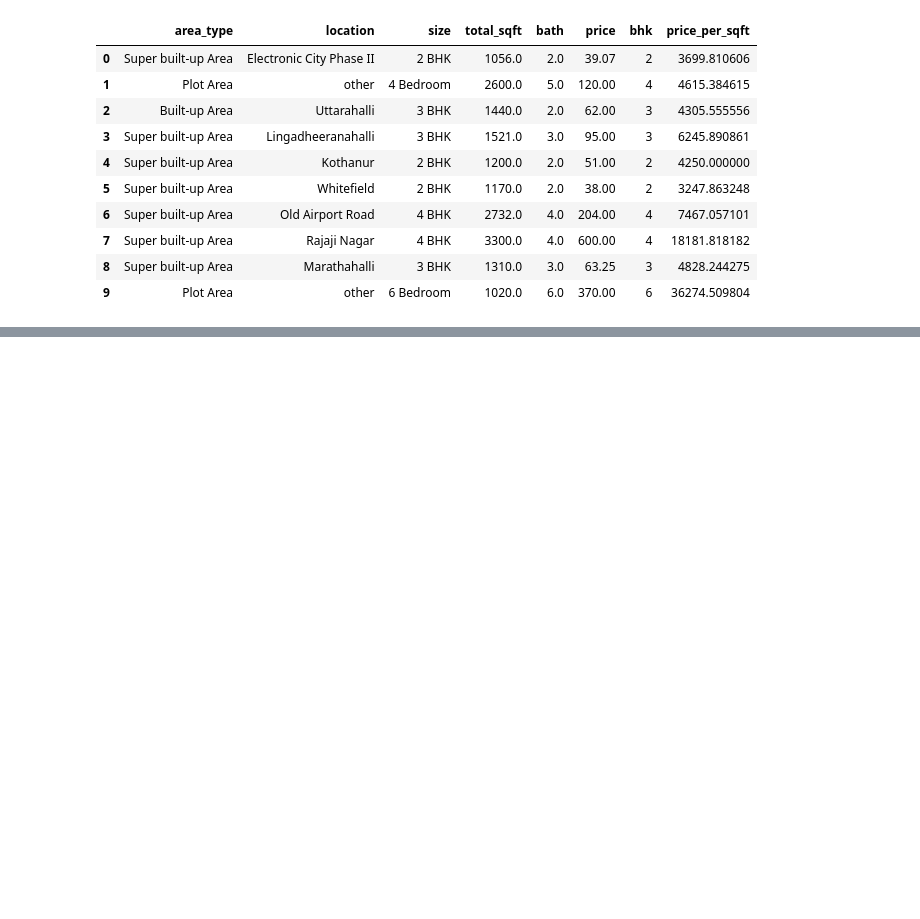
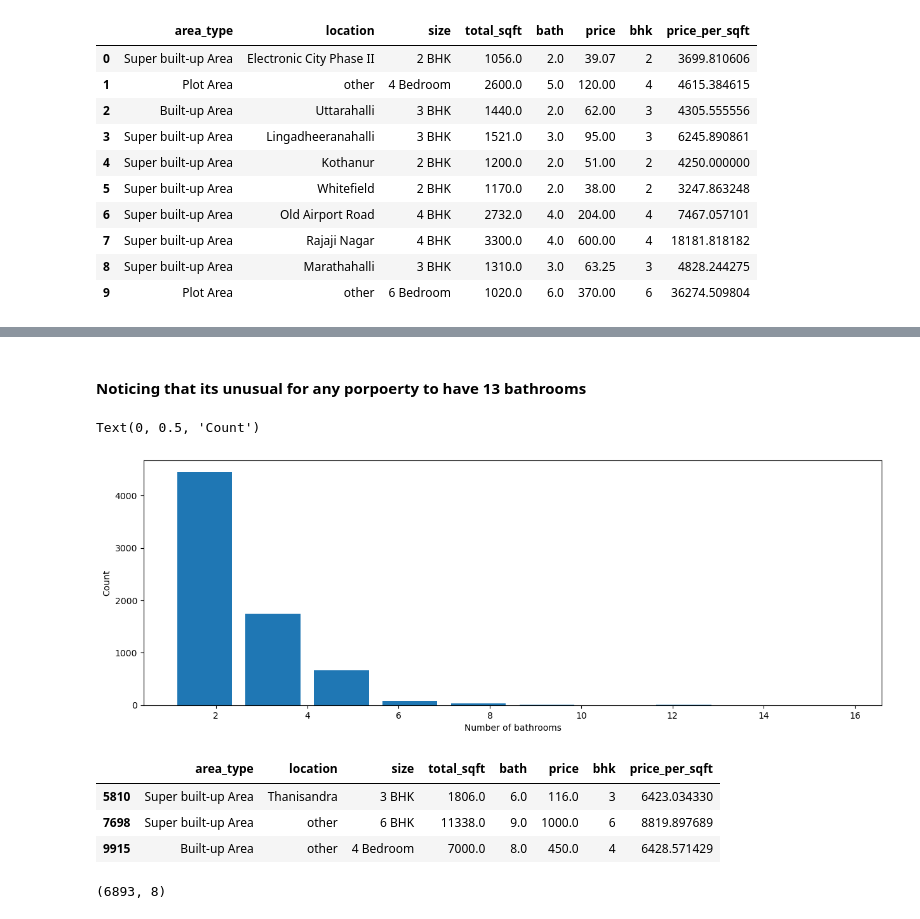
Before and after one commit to Pranav3608/Bengaluru_RealEstate_Housing_Prediction, a Jupyter notebook: model.ipynb, the cells around one changed output, grey strips where cells are left out. Cells and saved outputs as stored; diff of their text form; code cells hidden in the pictures; blank space fills up the shorter version.

```diff
--- a/model.ipynb
+++ b/model.ipynb
@@ -289,0 +420,22 @@ df_cleaned.head(10)
+# %% [markdown]
+#### Noticing that its unusual for any porpoerty to have 13 bathrooms
+# %%
+plt.hist(df_cleaned.bath,rwidth=0.8)
+plt.xlabel("Number of bathrooms")
+plt.ylabel("Count")
+# %% [output]
+Text(0, 0.5, 'Count')
+[figure, added]
+# %%
+# Applying the business logic that the no. of bathrooms cannot be greater than number of bedrooms+2(extra) for any proeprty
+df_cleaned[df_cleaned.bath > df_cleaned.bhk +2]
+# %% [output]
+|  | area_type | location | size | total_sqft | bath | price | bhk | price_per_sqft |
+| 5810 | Super built-up Area | Thanisandra | 3 BHK | 1806.0 | 6.0 | 116.0 | 3 | 6423.034330 |
+| 7698 | Super built-up Area | other | 6 BHK | 11338.0 | 9.0 | 1000.0 | 6 | 8819.897689 |
+| 9915 | Built-up Area | other | 4 Bedroom | 7000.0 | 8.0 | 450.0 | 4 | 6428.571429 |
+# %%
+df_cleaned = df_cleaned[df_cleaned.bath < df_cleaned.bhk +2]
+df_cleaned.shape
+# %% [output]
+(6893, 8)
```
Also changed, not shown: parts of 14 cells of this notebook.
